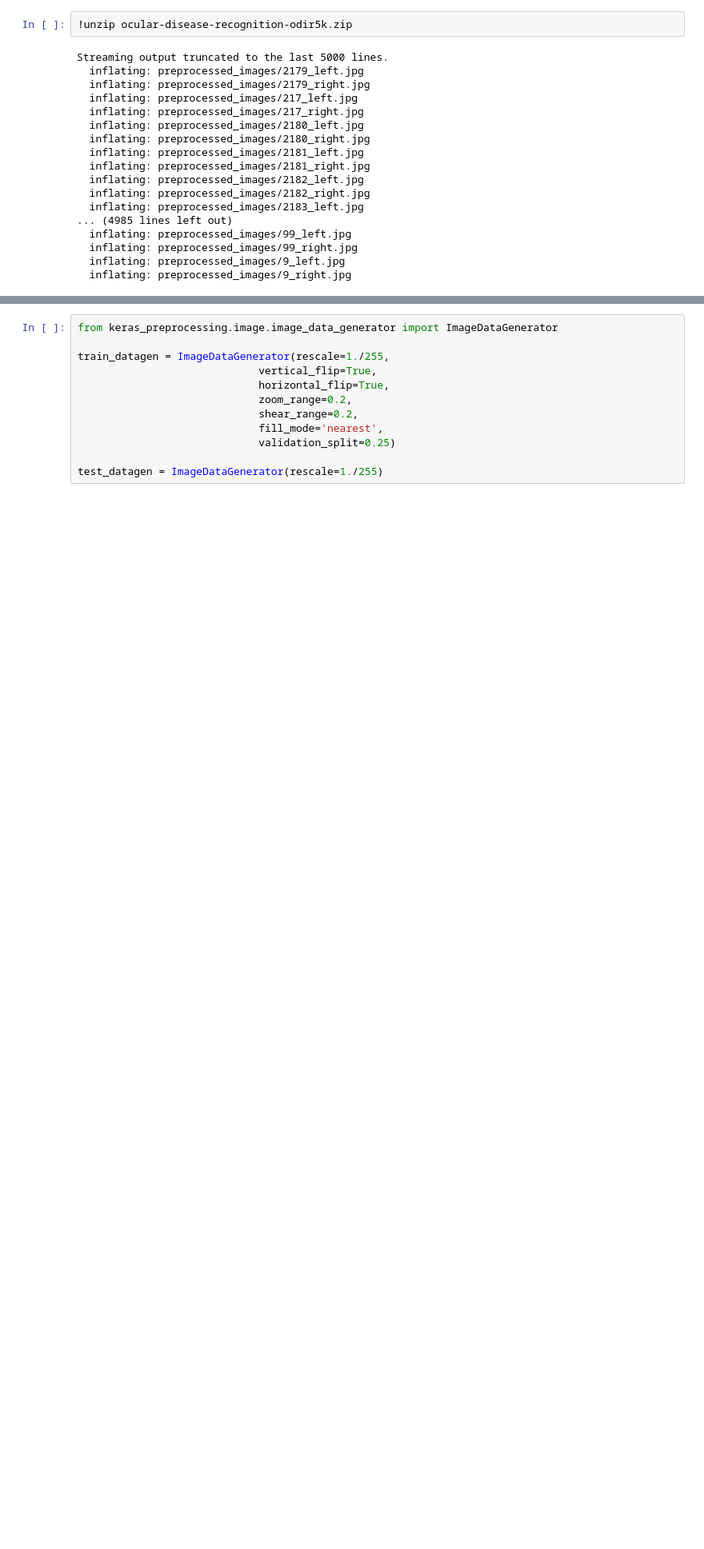
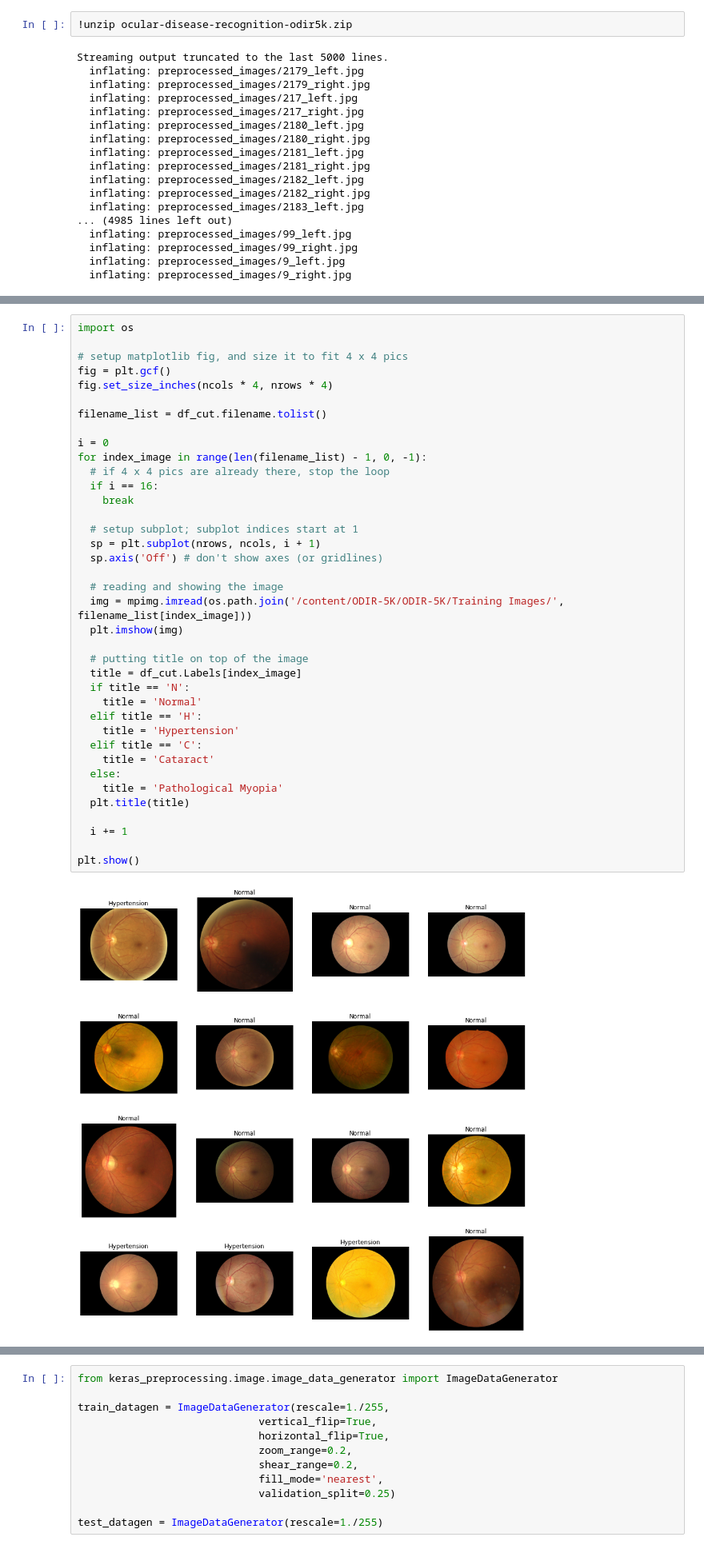
Before and after one commit to matthewalfredoo/Project-Introdcution-to-ML, a Jupyter notebook: Eye_Diseases_Classification.ipynb, the cells around one changed output, grey strips where cells are left out. Shown at 80% size. Cells and saved outputs as stored; diff of their text form; blank space fills up the shorter version.

```diff
--- a/Eye_Diseases_Classification.ipynb
+++ b/Eye_Diseases_Classification.ipynb
@@ -89,3 +238,43 @@ df_cut.head()
+# %%
+import os
+
+# setup matplotlib fig, and size it to fit 4 x 4 pics
+fig = plt.gcf()
+fig.set_size_inches(ncols * 4, nrows * 4)
+
+filename_list = df_cut.filename.tolist()
+
+i = 0
+for index_image in range(len(filename_list) - 1, 0, -1):
+  # if 4 x 4 pics are already there, stop the loop
+  if i == 16:
+    break
+
+  # setup subplot; subplot indices start at 1
+  sp = plt.subplot(nrows, ncols, i + 1)
+  sp.axis('Off') # don't show axes (or gridlines)
+
+  # reading and showing the image
+  img = mpimg.imread(os.path.join('/content/ODIR-5K/ODIR-5K/Training Images/', filename_list[index_image]))
+  plt.imshow(img)
+
+  # putting title on top of the image
+  title = df_cut.Labels[index_image]
+  if title == 'N':
+    title = 'Normal'
+  elif title == 'H':
+    title = 'Hypertension'
+  elif title == 'C':
+    title = 'Cataract'
+  else:
+    title = 'Pathological Myopia'
+  plt.title(title)
+
+  i += 1
+
+plt.show()
+# %% [output]
+[figure, added]
 # %%
 # pull 80% of the combined dataset and reserve it for the training data
 # the data generator will automatically create a validation set for us later
```
Also changed, not shown: parts of 37 cells of this notebook.
